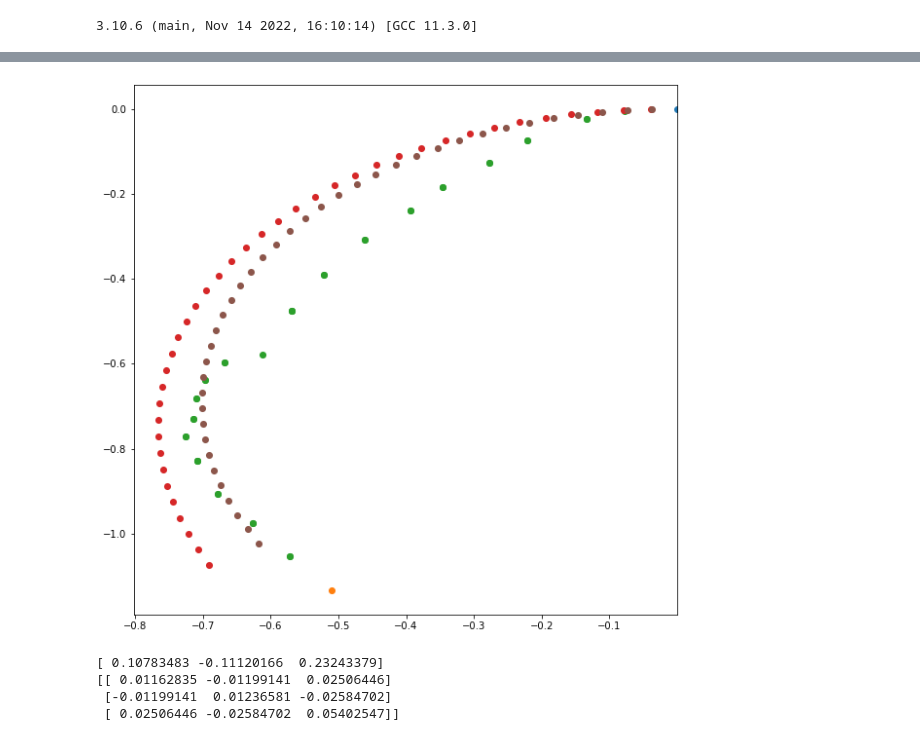
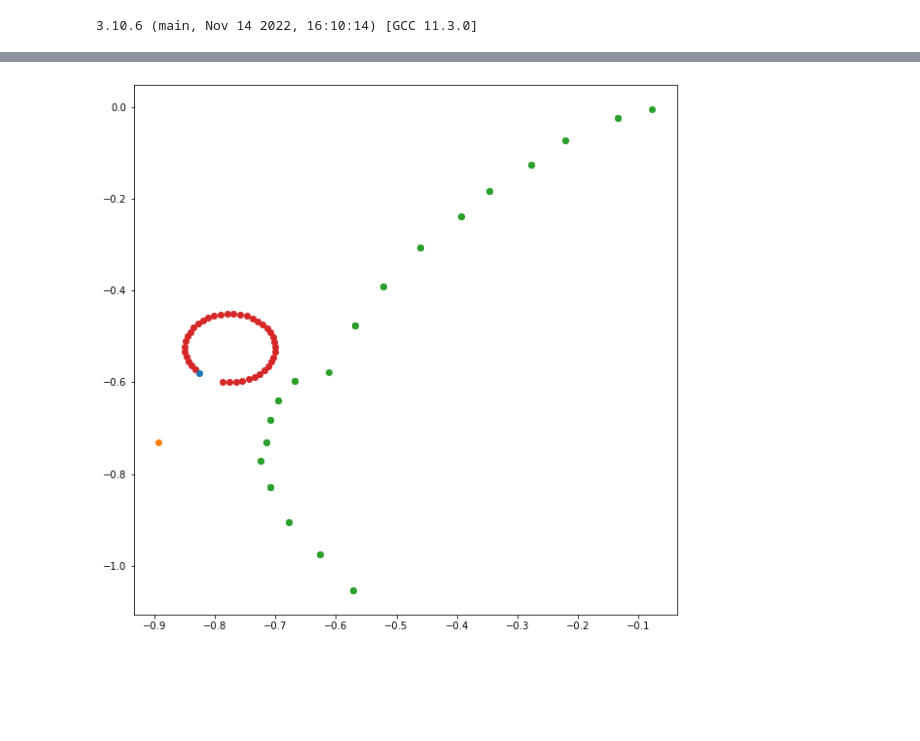
Before and after one commit to norlab-ulaval/norlab_WMRD, a Jupyter notebook: DB/plot_uncertainty_propagation.ipynb, the cells around one changed output, grey strips where cells are left out. Saved outputs shown, nothing was run; the diff lists cells and outputs as text; code cells hidden in the pictures; blank space fills up the shorter version.

```diff
--- a/DB/plot_uncertainty_propagation.ipynb
+++ b/DB/plot_uncertainty_propagation.ipynb
@@ -21,7 +21,7 @@ from models.kinematic.enhanced_kinematic import *
 # %%
 #import training dataset
 
-dataset = pd.read_pickle('/home/dominic/repos/norlab_WMRD/data/marmotte/grand_salon_12_12_a/torch_dataset_all.pkl')
+dataset = pd.read_pickle('/home/dominic/repos/norlab_WMRD/data/marmotte/grand_salon_12_12_b/torch_dataset_all.pkl')
 
 print(dataset)
 print(len(dataset))
@@ -85,6 +85,6 @@ print(len(ideal_diff_drive_errors_dataframe))
 # import powertrain model
 time_constant = 1.5
 dt = 0.05
-bounded_powertrain = Bounded_powertrain(11.5, 11.5, -11.5, -11.5, time_constant, dt)
+# bounded_powertrain = Bounded_powertrain(11.5, 11.5, -11.5, -11.5, time_constant, dt)
 # %% [output]
      init_icp_x  init_icp_y  init_icp_z  init_icp_roll  init_icp_pitch  \
@@ -175,12 +176,12 @@ transitory_left_vel = cmd_left_vels_array[window_id, 0]
 transitory_right_vel = cmd_right_vels_array[window_id, 0]
 
 for i in range(1, window_size):
-    transitory_left_vel, transitory_right_vel = bounded_powertrain.compute_bounded_wheel_vels(cmd_left_vels_array[window_id, i-1], cmd_right_vels_array[window_id, i-1],
-                                                                                             transitory_left_vel, transitory_right_vel)
-    bounded_input_array = np.array([transitory_left_vel, transitory_right_vel])
-    print(bounded_input_array)
+    # transitory_left_vel, transitory_right_vel = bounded_powertrain.compute_bounded_wheel_vels(cmd_left_vels_array[window_id, i-1], cmd_right_vels_array[window_id, i-1],
+                                                                                             # transitory_left_vel, transitory_right_vel)
+    # bounded_input_array = np.array([transitory_left_vel, transitory_right_vel])
+    # print(bounded_input_array)
     unbounded_input_array = np.array([cmd_left_vels_array[window_id, i-1], cmd_right_vels_array[window_id, i-1]])
-    predicted_states_ek[i, :] = enhanced_kinematic.predict(predicted_states_ek[i-1, :], unbounded_input_array)
+    # predicted_states_ek[i, :] = enhanced_kinematic.predict(predicted_states_ek[i-1, :], unbounded_input_array)
     predicted_states_idd[i, :] = ideal_diff_drive.predict(predicted_states_idd[i-1, :], unbounded_input_array)
     # predicted_states_idd_b[i, :] = ideal_diff_drive.predict(predicted_states_idd_b[i-1, :], bounded_input_array)
     # predicted_states_idd_as[i, :] = icr_asymmetrical.predict(predicted_states_idd_as[i-1, :], unbounded_input_array)
@@ -242,42 +227,42 @@ prediction_idd = ax.scatter(predicted_states_idd[1:, 0], predicted_states_idd[1:
 
 init_state = ax.scatter(dataset['init_icp_x'][window_id], dataset['init_icp_y'][window_id],
                   c = 'C0',
                   cmap = 'hot',
                   alpha = alpha_plot,
                   lw=0,
                   s=50,
                   label='init_state',
                  rasterized=True)
 
 end_state = ax.scatter(dataset['gt_icp_x'][window_id], dataset['gt_icp_y'][window_id],
                   c = 'C1',
                   cmap = 'hot',
                   alpha = alpha_plot,
                   lw=0,
                   s=50,
                   label='end_state',
                  rasterized=True)
 
 
-prediction_ek = ax.scatter(predicted_states_ek[1:, 0], predicted_states_ek[1:, 1],
-                  c = 'C5',
-                  cmap = 'hot',
-                  alpha = alpha_plot,
-                  lw=0,
-                  s=50,
-                  label='end_state',
-                 rasterized=True)
+# prediction_ek = ax.scatter(predicted_states_ek[1:, 0], predicted_states_ek[1:, 1],
+#                   c = 'C5',
+#                   cmap = 'hot',
+#                   alpha = alpha_plot,
+#                   lw=0,
+#                   s=50,
+#                   label='end_state',
+#                  rasterized=True)
 
 # prediction_idd_as = ax.scatter(predicted_states_idd_as[1:, 0], predicted_states_idd_as[1:, 1],
 #                   c = 'C4',
 #                   cmap = 'hot',
 #                   alpha = alpha_plot,
 #                   lw=0,
 #                   s=50,
 #                   label='end_state',
 #                  rasterized=True)
 # %% [output]
-[figure, old version]
+[figure, new version]
 # %%
 # propagate prediction uncertainty
 
@@ -299,11 +284,6 @@ prediction_residual_ek = icp_final_state_2d - predicted_final_state_ek_2d
 print(prediction_residual_ek)
 residual_covariance = prediction_residual_ek.reshape(3,1) @ prediction_residual_ek.reshape(3,1).T
 print(residual_covariance)
-# %% [output]
-[ 0.10783483 -0.11120166  0.23243379]
-[[ 0.01162835 -0.01199141  0.02506446]
- [-0.01199141  0.01236581 -0.02584702]
- [ 0.02506446 -0.02584702  0.05402547]]
 # %%
 def angle_from_rotmat(rotmat):
     angle = np.arctan2(rotmat[1,0], rotmat[0,0])
```
Also changed, not shown: parts of 4 cells of this notebook, 22 other files.
